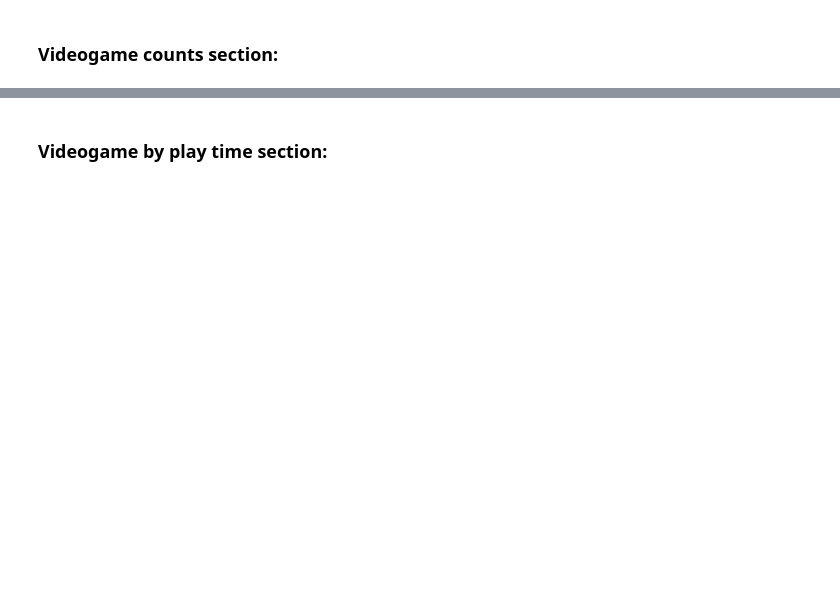
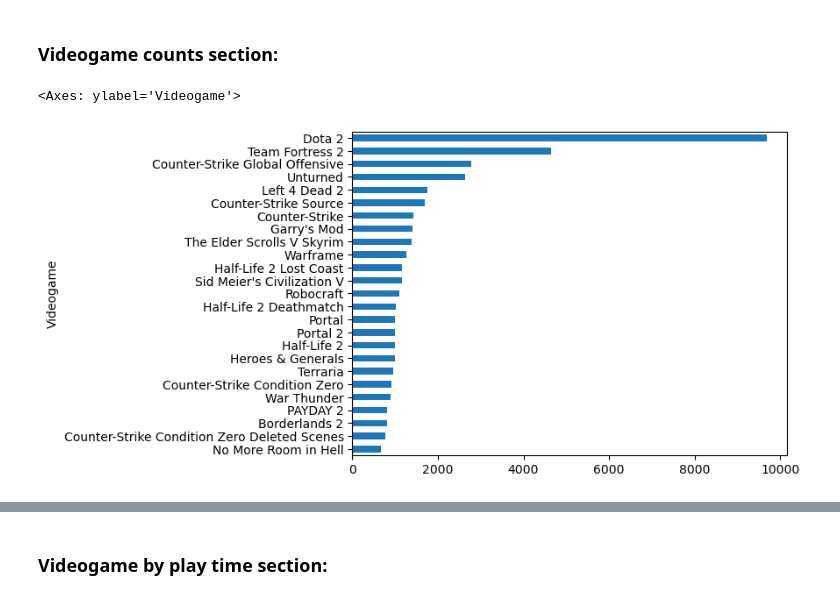
Before and after one commit to MansionAnthony/Videogame-Recommendations-Steam, a Jupyter notebook: Steam Videogame Recommendations JN.ipynb, the cells around one changed output, grey strips where cells are left out. Drawn from its saved outputs; the diff is of its cells as text; code cells hidden in the pictures; blank space fills up the shorter version.

```diff
--- a/Steam Videogame Recommendations JN.ipynb
+++ b/Steam Videogame Recommendations JN.ipynb
@@ -116,0 +145,6 @@ There are 572 users that only appear once in the dataset.
+# %%
+# Top 25 most popular videogames
+SteamVGs["Videogame"].value_counts().head(25).sort_values().plot(kind="barh")
+# %% [output]
+<Axes: ylabel='Videogame'>
+[figure, added]
```
Also changed, not shown: parts of 19 cells of this notebook.
